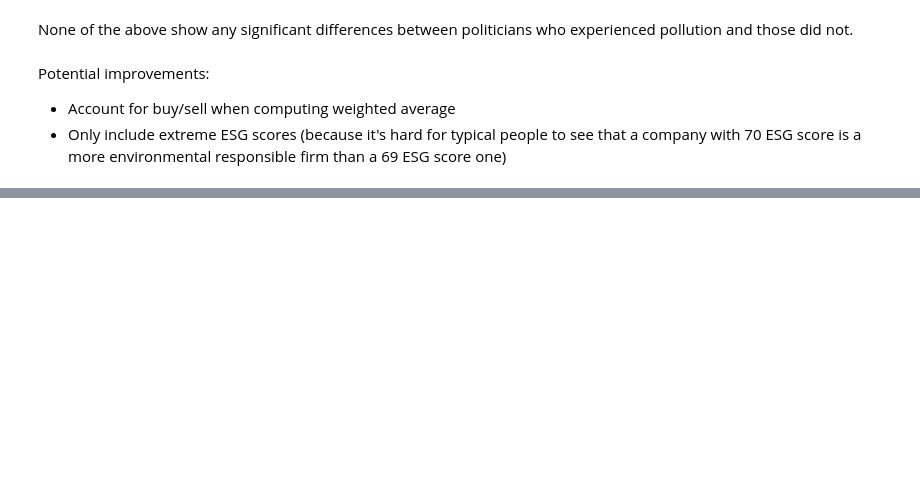
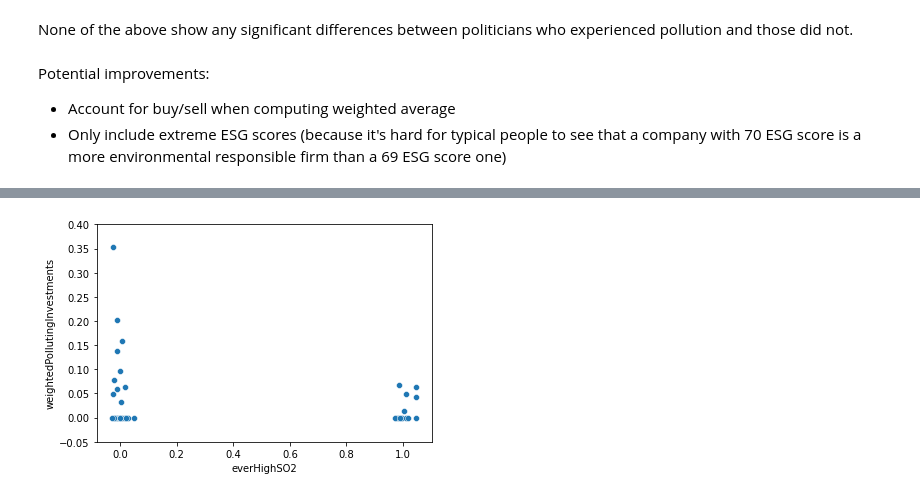
Before and after one commit to oooyiyangc/politician-voting-yc, a Jupyter notebook: src/merge-bs-esg-pollution.ipynb, the cells around one changed output, grey strips where cells are left out. Cells and saved outputs as stored; diff of their text form; code cells hidden in the pictures; blank space fills up the shorter version.

```diff
--- a/src/merge-bs-esg-pollution.ipynb
+++ b/src/merge-bs-esg-pollution.ipynb
@@ -124,0 +204,5 @@ Potential improvements:
+# %%
+sns.scatterplot(data=weighted_siccd, x=jitter(weighted_siccd.everHighSO2, 0.02), y="weightedPollutingInvestments")
+plt.ylim(-0.05, 0.4);
+# %% [output]
+[figure, added]
```
Also changed, not shown: parts of 29 cells of this notebook, 6 other files.
